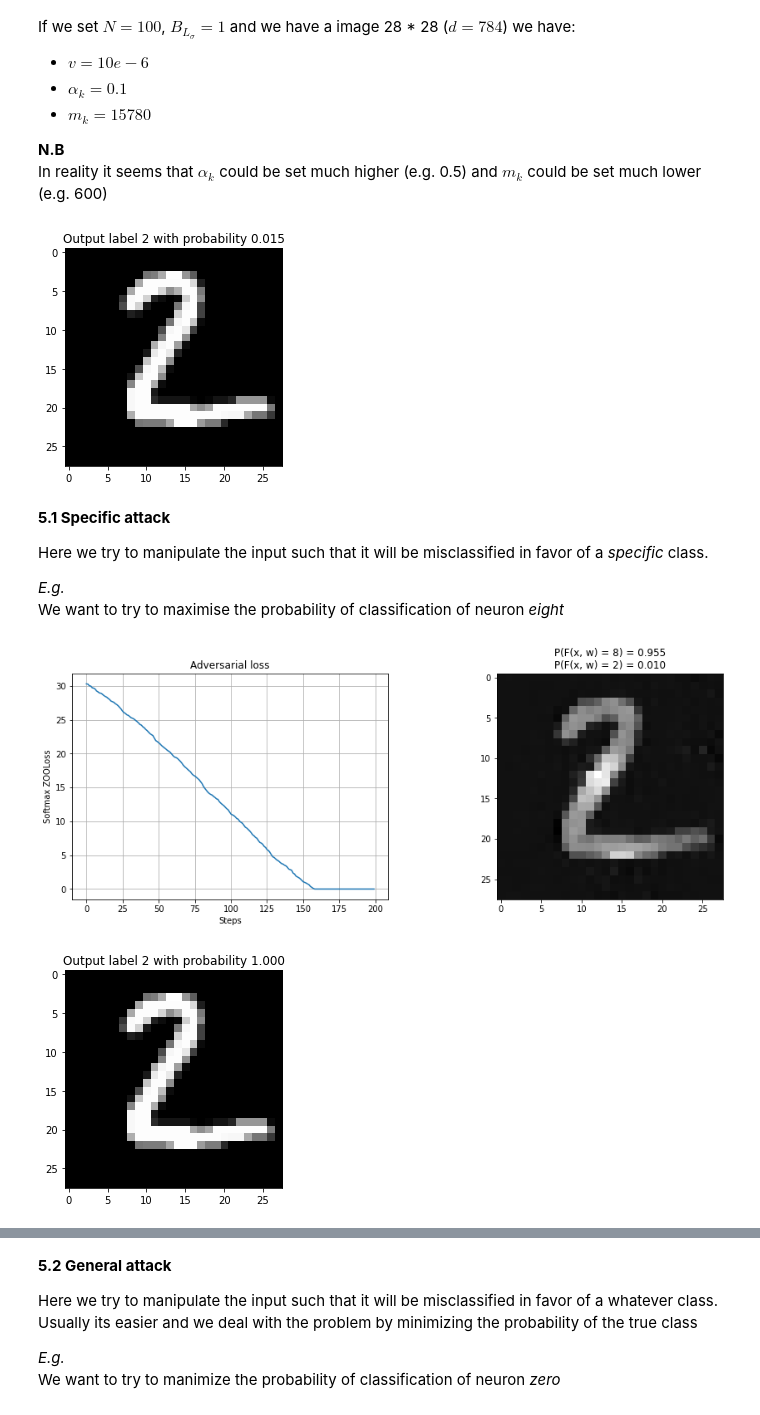
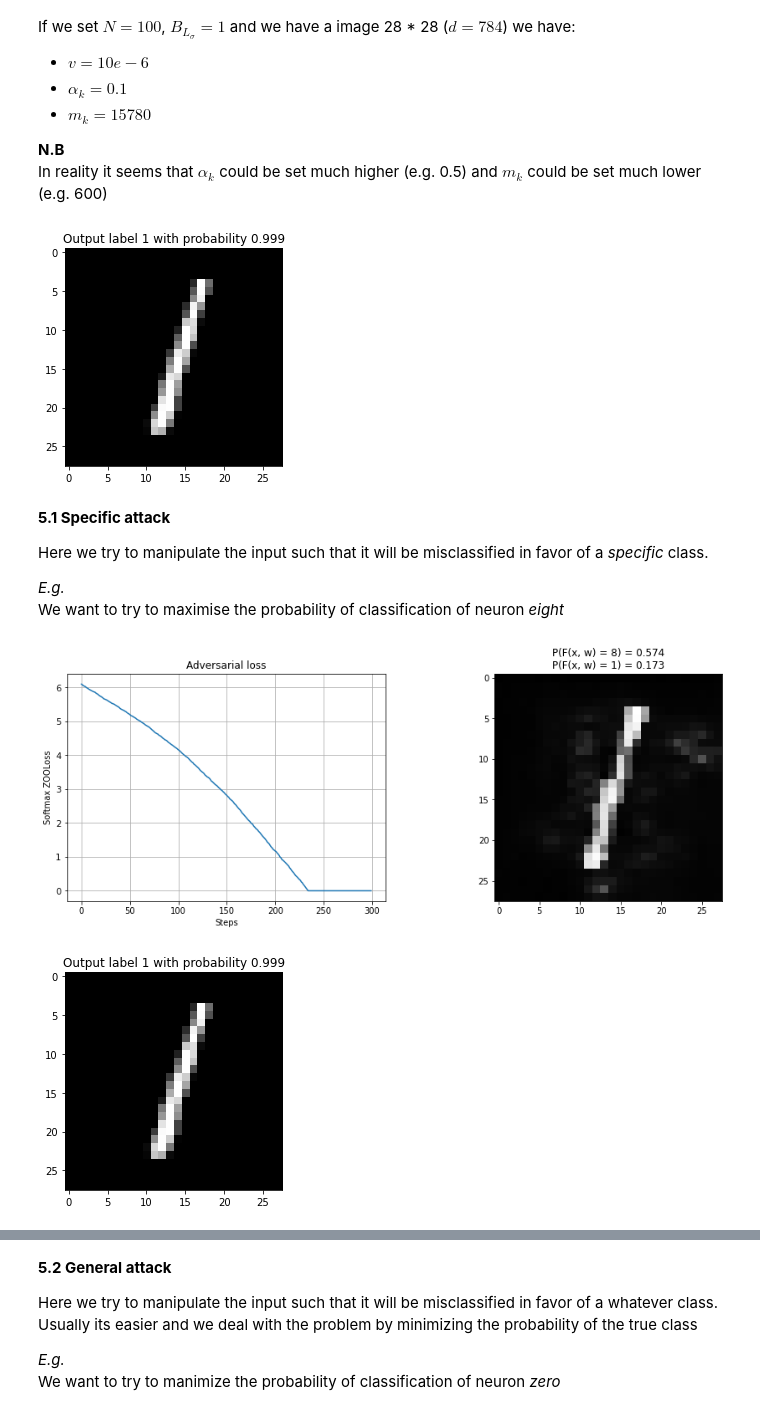
Before and after one commit to f-grimaldi/AdvAttack, a Jupyter notebook: AttackMNIST_ZOO.ipynb, the cells around one changed output, grey strips where cells are left out. Drawn from its saved outputs; the diff is of its cells as text; code cells hidden in the pictures.

```diff
--- a/AttackMNIST_ZOO.ipynb
+++ b/AttackMNIST_ZOO.ipynb
@@ -294,18 +321,18 @@ In reality it seems that $\alpha_{k}$ could be set much higher (e.g. 0.5)  and $
 # %%
 ### Get an input used as test
 for batch in test:
     X, y = batch[0].to(device), batch[1].to(device)
     break
 
 net.eval()
-img_orig = X[1].cpu().numpy()
-out_orig = nn.Softmax(dim=1)(net(X[1].reshape(1, 1, 28, 28)))
+img_orig = X[2].cpu().numpy()
+out_orig = nn.Softmax(dim=1)(net(X[2].reshape(1, 1, 28, 28)))
 plt.imshow(np.transpose(img_orig, (1, 2, 0)).reshape(28, 28), cmap='gray')
 original_label = torch.argmax(out_orig).item()
-plt.title('Output label {} with probability {:.3f}'.format(original_label, float(out[0, original_label])))
+plt.title('Output label {} with probability {:.3f}'.format(original_label, float(out_orig[0, original_label])))
 plt.show()
 # %% [output]
-[figure, old version]
+[figure, new version]
 # %% [markdown]
 **5.1 Specific attack**
 
@@ -318,11 +345,11 @@ We want to try to maximise the probability of classification of neuron *eight*
 adv_loss = customLoss.ZooLoss(neuron=8, maximise=1)
 adv_optimizer = ZOOptimizer(model=net, loss=adv_loss, device='cuda')
 ### Run the optimizer
-x, loss, outs = adv_optimizer.run(X[1]*0.8+0.1,
+x, loss, outs = adv_optimizer.run(X[2],
                                   c               =  0.4,
                                   learning_rate = 0.1,
                                   verbose         =  0,
-                                  max_iterations = 200,
+                                  max_iterations = 300,
                                   additional_out  =  False)
 
 ### Compute manually last output
@@ -347,5 +374,5 @@ original_label = torch.argmax(out_orig)
 plt.title('Output label {} with probability {:.3f}'.format(original_label, float(out_orig[0, original_label])))
 plt.show()
 # %% [output]
-[figure, old version]
+[figure, new version]
-[figure, old version]
+[figure, new version]
```
Also changed, not shown: parts of 7 cells of this notebook.
